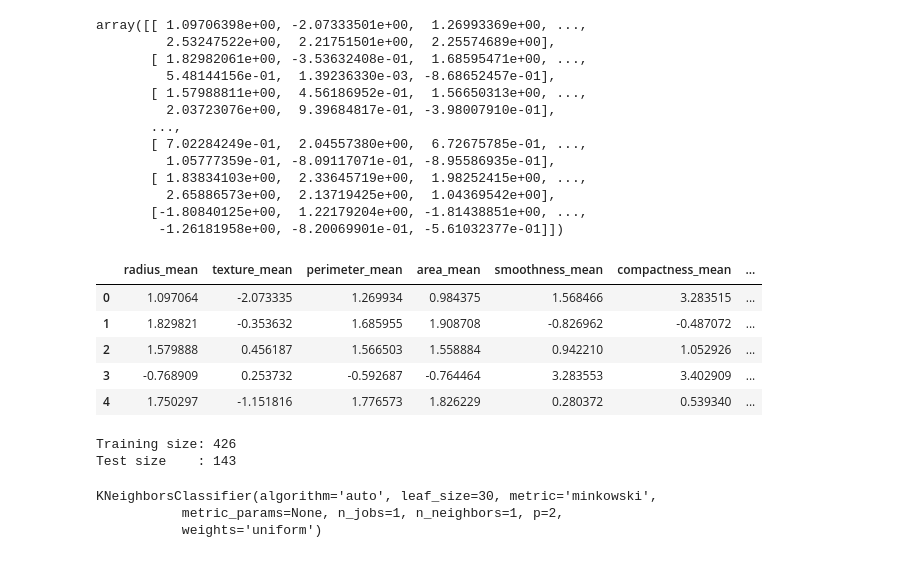
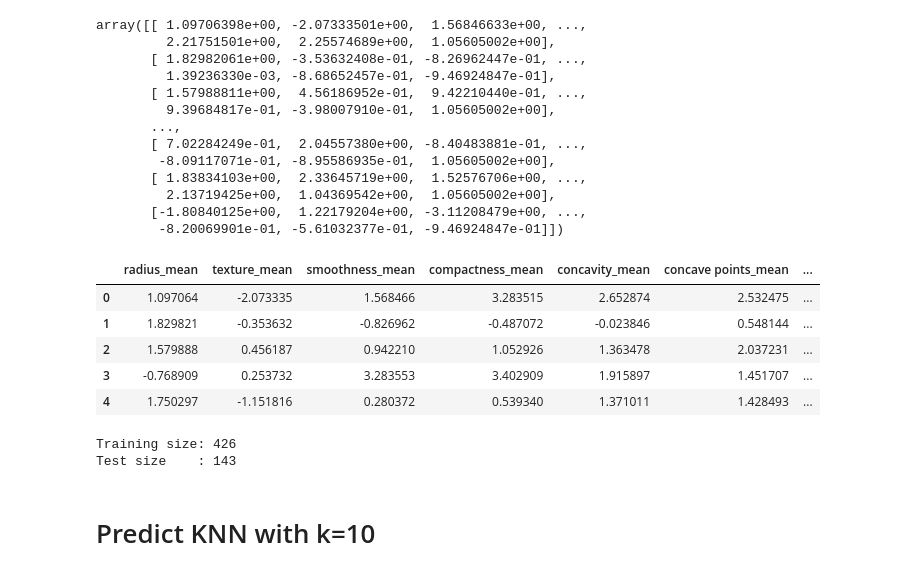
Before and after one commit to tamhuynh92/Machine-Learning-Project, a Jupyter notebook: Breast Cancer K-Nearest Neighbors.ipynb, the cells around one changed output. Drawn from its saved outputs; the diff is of its cells as text; code cells hidden in the pictures.

```diff
--- a/Breast Cancer K-Nearest Neighbors.ipynb
+++ b/Breast Cancer K-Nearest Neighbors.ipynb
@@ -3,7 +3,9 @@ import numpy as np
 import matplotlib.pyplot as plt
 import pandas as pd
 import seaborn as sns
+
 cancer_data = pd.read_csv('cancer_data.csv')
-cancer_data = cancer_data.drop(columns = ['Unnamed: 0','children'])
+cancer_data = cancer_data.drop(columns = ['Unnamed: 0'])
+cancer_data = cancer_data.iloc[:, :12]
 cancer_data.head()
 # %% [output]
@@ -38,0 +24,5 @@ sns_plot.show()
+# %%
+children = pd.get_dummies(cancer_data['children'], drop_first = True)
+cancer_data = pd.concat([cancer_data, children], axis = 1)
+cancer_data = cancer_data.iloc[:,[0,2,3,6,7,8,9,10,11,12]]
+cancer_data.head()
@@ -39,33 +36,34 @@ sns_plot.show()
 # %%
+#Normalization the data
 from sklearn.preprocessing import StandardScaler
 scaler = StandardScaler()
 
-scaler.fit(cancer_data1.drop(['diagnosis'], axis = 1))
-scaled_features = scaler.transform(cancer_data1.drop(['diagnosis'], axis = 1))
+scaler.fit(cancer_data.drop(['diagnosis'], axis = 1))
+scaled_features = scaler.transform(cancer_data.drop(['diagnosis'], axis = 1))
 scaled_features
 # %% [output]
-array([[ 1.09706398e+00, -2.07333501e+00,  1.26993369e+00, ...,
-         2.53247522e+00,  2.21751501e+00,  2.25574689e+00],
-       [ 1.82982061e+00, -3.53632408e-01,  1.68595471e+00, ...,
-         5.48144156e-01,  1.39236330e-03, -8.68652457e-01],
-       [ 1.57988811e+00,  4.56186952e-01,  1.56650313e+00, ...,
-         2.03723076e+00,  9.39684817e-01, -3.98007910e-01],
+array([[ 1.09706398e+00, -2.07333501e+00,  1.56846633e+00, ...,
+         2.21751501e+00,  2.25574689e+00,  1.05605002e+00],
+       [ 1.82982061e+00, -3.53632408e-01, -8.26962447e-01, ...,
+         1.39236330e-03, -8.68652457e-01, -9.46924847e-01],
+       [ 1.57988811e+00,  4.56186952e-01,  9.42210440e-01, ...,
+         9.39684817e-01, -3.98007910e-01,  1.05605002e+00],
        ...,
-       [ 7.02284249e-01,  2.04557380e+00,  6.72675785e-01, ...,
-         1.05777359e-01, -8.09117071e-01, -8.95586935e-01],
-       [ 1.83834103e+00,  2.33645719e+00,  1.98252415e+00, ...,
-         2.65886573e+00,  2.13719425e+00,  1.04369542e+00],
-       [-1.80840125e+00,  1.22179204e+00, -1.81438851e+00, ...,
-        -1.26181958e+00, -8.20069901e-01, -5.61032377e-01]])
+       [ 7.02284249e-01,  2.04557380e+00, -8.40483881e-01, ...,
+        -8.09117071e-01, -8.95586935e-01,  1.05605002e+00],
+       [ 1.83834103e+00,  2.33645719e+00,  1.52576706e+00, ...,
+         2.13719425e+00,  1.04369542e+00,  1.05605002e+00],
+       [-1.80840125e+00,  1.22179204e+00, -3.11208479e+00, ...,
+        -8.20069901e-01, -5.61032377e-01, -9.46924847e-01]])
 # %%
-cancer_feat = pd.DataFrame(scaled_features, columns = cancer_data1.columns[1:] )
+cancer_feat = pd.DataFrame(scaled_features, columns = cancer_data.columns[1:] )
 cancer_feat.head()
 # %% [output]
-|  | radius_mean | texture_mean | perimeter_mean | area_mean | smoothness_mean | compactness_mean | ... |
-| 0 | 1.097064 | -2.073335 | 1.269934 | 0.984375 | 1.568466 | 3.283515 | ... |
-| 1 | 1.829821 | -0.353632 | 1.685955 | 1.908708 | -0.826962 | -0.487072 | ... |
-| 2 | 1.579888 | 0.456187 | 1.566503 | 1.558884 | 0.942210 | 1.052926 | ... |
-| 3 | -0.768909 | 0.253732 | -0.592687 | -0.764464 | 3.283553 | 3.402909 | ... |
-| 4 | 1.750297 | -1.151816 | 1.776573 | 1.826229 | 0.280372 | 0.539340 | ... |
+|  | radius_mean | texture_mean | smoothness_mean | compactness_mean | concavity_mean | concave points_mean | ... |
+| 0 | 1.097064 | -2.073335 | 1.568466 | 3.283515 | 2.652874 | 2.532475 | ... |
+| 1 | 1.829821 | -0.353632 | -0.826962 | -0.487072 | -0.023846 | 0.548144 | ... |
+| 2 | 1.579888 | 0.456187 | 0.942210 | 1.052926 | 1.363478 | 2.037231 | ... |
+| 3 | -0.768909 | 0.253732 | 3.283553 | 3.402909 | 1.915897 | 1.451707 | ... |
+| 4 | 1.750297 | -1.151816 | 0.280372 | 0.539340 | 1.371011 | 1.428493 | ... |
 # %%
 #Split into training, testing set
@@ -79,13 +77,15 @@ print("Test size    : %d" %len(y_test))
 # %% [output]
 Training size: 426
 Test size    : 143
+# %% [markdown]
+# Predict KNN with k=10
 # %%
-#KNN Prediction with k = 1
+#Fitting the classifer into training set
 from sklearn.neighbors import KNeighborsClassifier
-knn = KNeighborsClassifier(n_neighbors = 1)
-knn.fit(X_train, y_train)
+
+classifier = KNeighborsClassifier(n_neighbors = 10)
+classifier.fit(X_train, y_train)
+
+#Predict the test set result
+y_pred = classifier.predict(X_test)
-# %% [output]
-KNeighborsClassifier(algorithm='auto', leaf_size=30, metric='minkowski',
-           metric_params=None, n_jobs=1, n_neighbors=1, p=2,
-           weights='uniform')
 # %%
```
Also changed, not shown: parts of 30 cells of this notebook.
